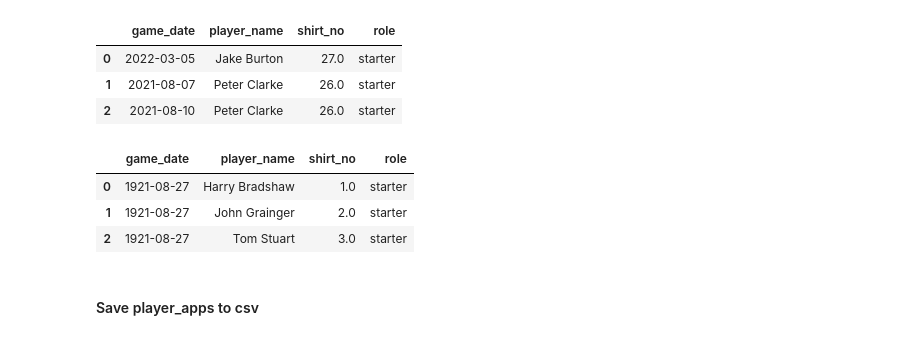
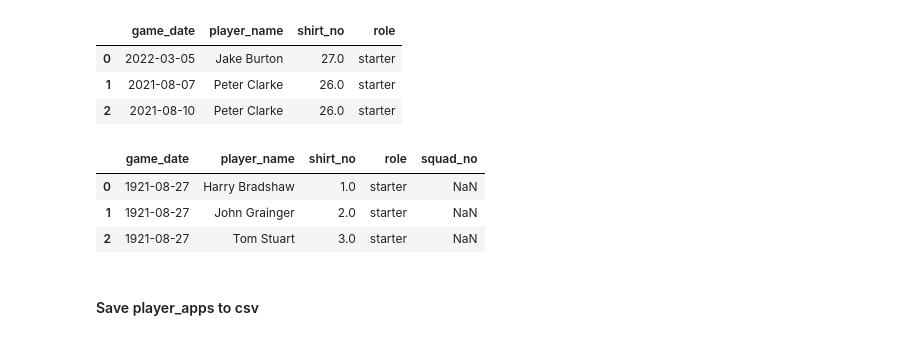
Before and after one commit to petebrown/pre-2023-data-prep, a Jupyter notebook: data-pipeline-prep.ipynb, the cells around one changed output. Drawn from its saved outputs; the diff is of its cells as text; code cells hidden in the pictures.

```diff
--- a/data-pipeline-prep.ipynb
+++ b/data-pipeline-prep.ipynb
@@ -466,5 +502,5 @@ fa_trophy_sub_mins.head(3)
 # %%
-sub_mins_df = pd.concat([cr_sub_mins, sb_sub_mins, fa_trophy_sub_mins]).sort_values("game_date").reset_index(drop = True)
+sub_mins_df = pd.concat([cr_sub_mins, sb_sub_mins, fa_trophy_sub_mins, maidstone_sub_mins]).sort_values("game_date").reset_index(drop = True)
 
 sub_mins_df.head(3)
 # %% [output]
@@ -629,6 +696,31 @@ fa_trophy_player_apps.head(3)
 | 0 | 2015-12-12 | Scott Davies | 1 | starter |
 | 1 | 2015-12-12 | Lee Vaughan | 7 | starter |
 | 2 | 2015-12-12 | Steve McNulty | 24 | starter |
+# %%
+maidstone_player_apps = [
+    {
+        'game_date': '2017-04-29',
+        'player_name': 'Tom Coughan',
+        'squad_no': 32,
+        'role': 'sub'
+    },
+    {
+        'game_date': '2017-04-29',
+        'player_name': 'Jack Flemming',
+        'squad_no': 36,
+        'role': 'sub'
+    },
+    {
+        'game_date': '2017-04-29',
+        'player_name': 'James Devine',
+        'squad_no': 42,
+        'role': 'sub'
+    }
+]
+
+maidstone_player_apps = pd.DataFrame(maidstone_player_apps)
+
+maidstone_player_apps['game_date'] = pd.to_datetime(maidstone_player_apps['game_date'])
 # %%
 def get_squad_no(season, player_name, game_date):
     try:
@@ -664,14 +756,14 @@ sb_player_apps.head(3)
 | 1 | 2021-08-07 | Peter Clarke | 26.0 | starter |
 | 2 | 2021-08-10 | Peter Clarke | 26.0 | starter |
 # %%
-player_apps = pd.concat([cr_player_apps, sb_player_apps, fa_trophy_player_apps], axis = 0).sort_values(by = ["game_date", "role", "shirt_no"]).reset_index(drop = True)
+player_apps = pd.concat([cr_player_apps, sb_player_apps, fa_trophy_player_apps, maidstone_player_apps], axis = 0).sort_values(by = ["game_date", "role", "shirt_no"]).reset_index(drop = True)
 
 player_apps.head(3)
 # %% [output]
-|  | game_date | player_name | shirt_no | role |
-| 0 | 1921-08-27 | Harry Bradshaw | 1.0 | starter |
-| 1 | 1921-08-27 | John Grainger | 2.0 | starter |
-| 2 | 1921-08-27 | Tom Stuart | 3.0 | starter |
+|  | game_date | player_name | shirt_no | role | squad_no |
+| 0 | 1921-08-27 | Harry Bradshaw | 1.0 | starter | NaN |
+| 1 | 1921-08-27 | John Grainger | 2.0 | starter | NaN |
+| 2 | 1921-08-27 | Tom Stuart | 3.0 | starter | NaN |
 # %% [markdown]
 #### Save player_apps to csv
 # %%
```
Also changed, not shown: parts of 14 cells of this notebook, 6 other files.
